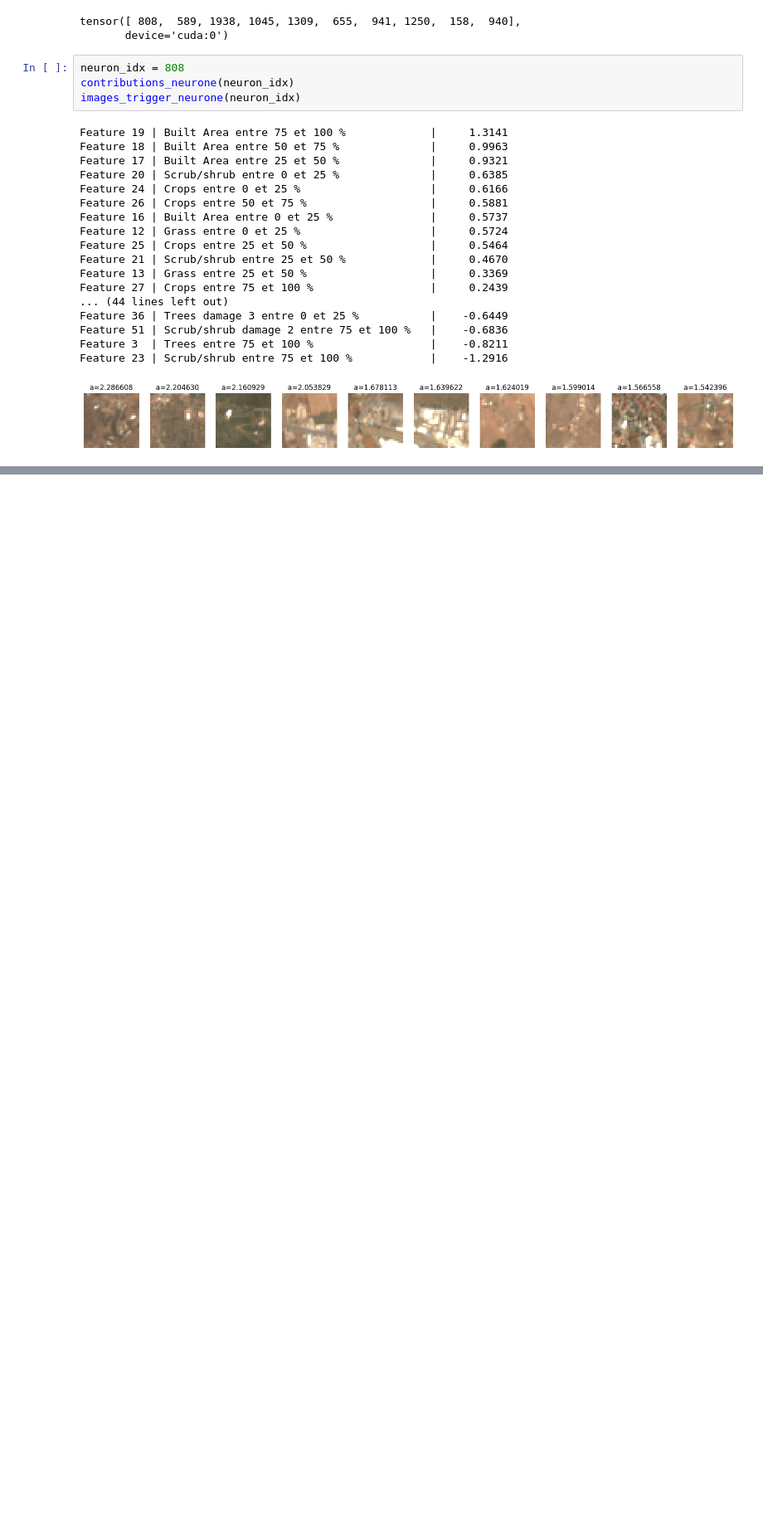
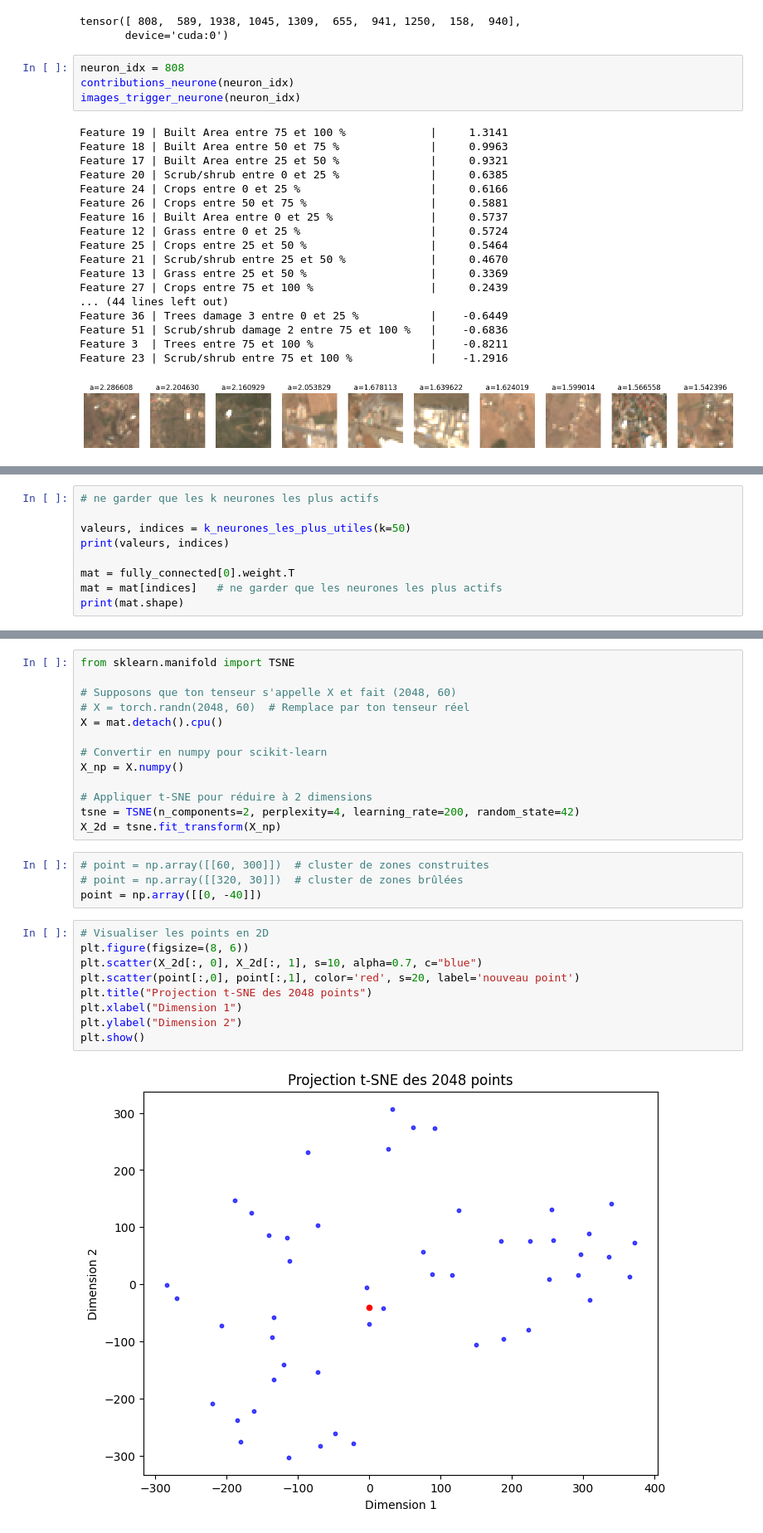
Before and after one commit to Carlosss543/stage_incendies, a Jupyter notebook: interprétabilité/interpretability.ipynb, the cells around one changed output, grey strips where cells are left out. Shown at 83% size. Cells and saved outputs as stored; diff of their text form; blank space fills up the shorter version.

```diff
--- a/interprétabilité/interpretability.ipynb
+++ b/interprétabilité/interpretability.ipynb
@@ -438,0 +461,9 @@ Feature 23 | Scrub/shrub entre 75 et 100 %            |    -1.2916
+# %%
+# ne garder que les k neurones les plus actifs
+
+valeurs, indices = k_neurones_les_plus_utiles(k=50)
+print(valeurs, indices)
+
+mat = fully_connected[0].weight.T
+mat = mat[indices]   # ne garder que les neurones les plus actifs
+print(mat.shape)
@@ -438,0 +485,28 @@ Feature 23 | Scrub/shrub entre 75 et 100 %            |    -1.2916
+# %%
+from sklearn.manifold import TSNE
+
+# Supposons que ton tenseur s'appelle X et fait (2048, 60)
+# X = torch.randn(2048, 60)  # Remplace par ton tenseur réel
+X = mat.detach().cpu()
+
+# Convertir en numpy pour scikit-learn
+X_np = X.numpy()
+
+# Appliquer t-SNE pour réduire à 2 dimensions
+tsne = TSNE(n_components=2, perplexity=4, learning_rate=200, random_state=42)
+X_2d = tsne.fit_transform(X_np)
+# %%
+# point = np.array([[60, 300]])  # cluster de zones construites
+# point = np.array([[320, 30]])  # cluster de zones brûlées
+point = np.array([[0, -40]])
+# %%
+# Visualiser les points en 2D
+plt.figure(figsize=(8, 6))
+plt.scatter(X_2d[:, 0], X_2d[:, 1], s=10, alpha=0.7, c="blue")
+plt.scatter(point[:,0], point[:,1], color='red', s=20, label='nouveau point')
+plt.title("Projection t-SNE des 2048 points")
+plt.xlabel("Dimension 1")
+plt.ylabel("Dimension 2")
+plt.show()
+# %% [output]
+[figure, added]
```
Also changed, not shown: parts of 29 cells of this notebook.
